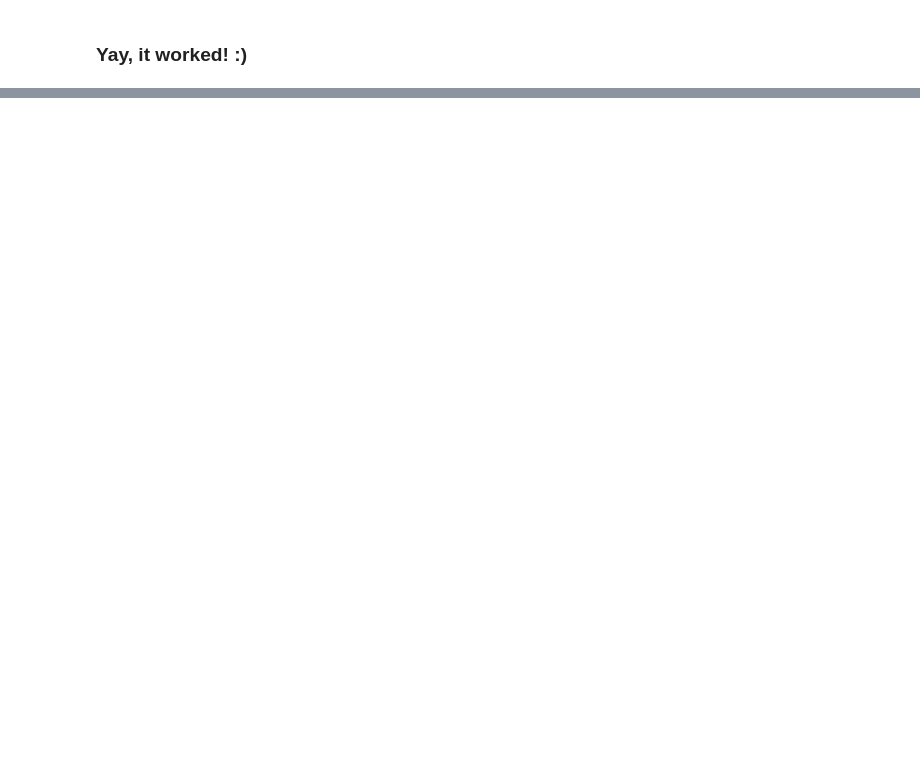
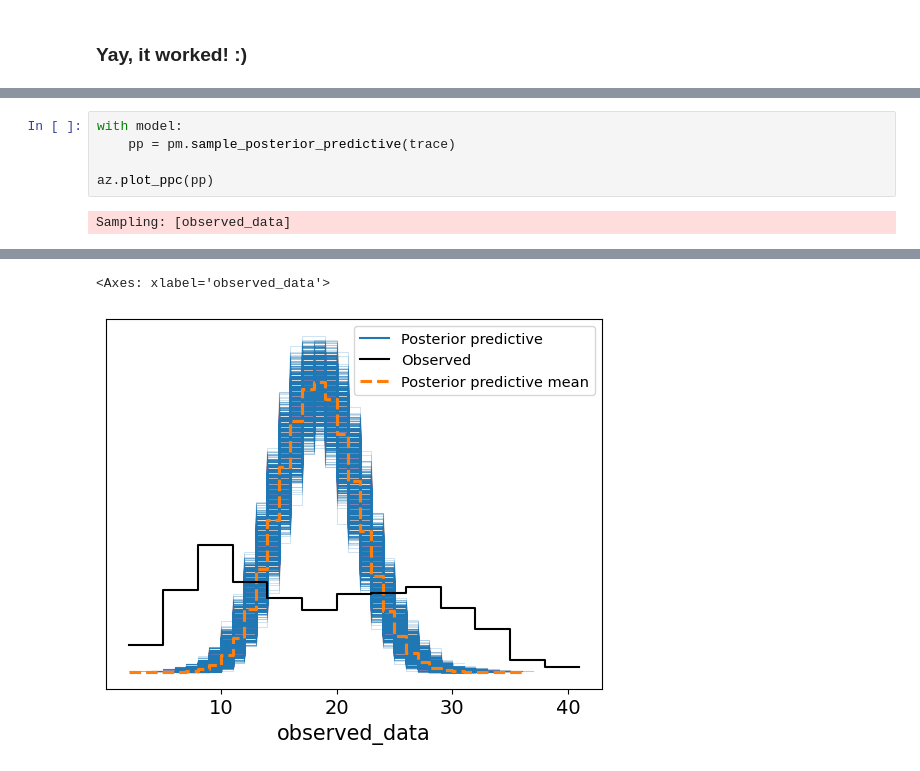
Before and after one commit to tarmojuristo/bayes2025, a Jupyter notebook: basketball.ipynb, the cells around one changed output, grey strips where cells are left out. Cells and saved outputs as stored; diff of their text form; blank space fills up the shorter version.

```diff
--- a/basketball.ipynb
+++ b/basketball.ipynb
@@ -280,0 +900,7 @@ Sampling 4 chains for 1_000 tune and 1_000 draw iterations (4_000 + 4_000 draws
+# %%
+with model:
+    pp = pm.sample_posterior_predictive(trace)
+
+az.plot_ppc(pp)
+# %% [output]
+Sampling: [observed_data]
@@ -280,0 +909,2 @@ Sampling 4 chains for 1_000 tune and 1_000 draw iterations (4_000 + 4_000 draws
+<Axes: xlabel='observed_data'>
+[figure, added]
```
Also changed, not shown: parts of 69 cells of this notebook, 4 other files.
